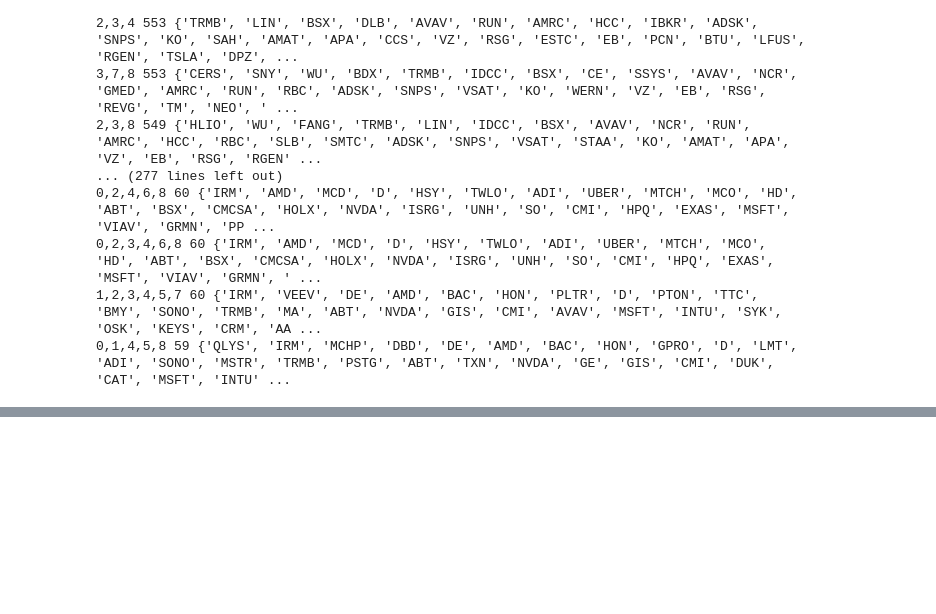
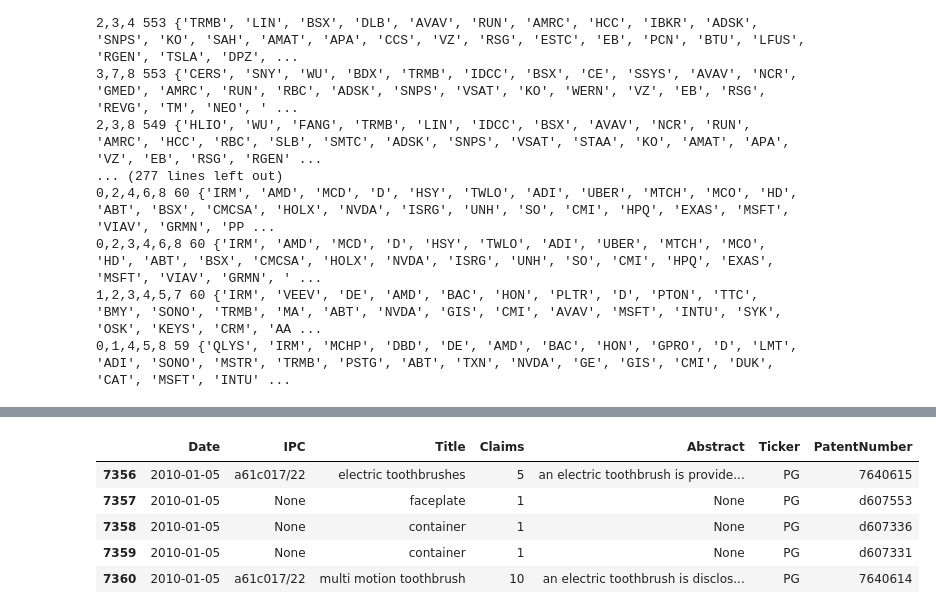
Before and after one commit to xtrabyte-consulting/alt-trading-signals, a Jupyter notebook: UnionsAllLive/OptimalUnionSet.ipynb, the cells around one changed output, grey strips where cells are left out. Cells and saved outputs as stored; diff of their text form; code cells hidden in the pictures; blank space fills up the shorter version.

Commit message:
Historical data feature reduction exploration

```diff
--- a/UnionsAllLive/OptimalUnionSet.ipynb
+++ b/UnionsAllLive/OptimalUnionSet.ipynb
@@ -143,3 +144,17 @@ for key, value in sorted_intersections.items():
 0,2,3,4,6,8 60 {'IRM', 'AMD', 'MCD', 'D', 'HSY', 'TWLO', 'ADI', 'UBER', 'MTCH', 'MCO', 'HD', 'ABT', 'BSX', 'CMCSA', 'HOLX', 'NVDA', 'ISRG', 'UNH', 'SO', 'CMI', 'HPQ', 'EXAS', 'MSFT', 'VIAV', 'GRMN', ' ...
 1,2,3,4,5,7 60 {'IRM', 'VEEV', 'DE', 'AMD', 'BAC', 'HON', 'PLTR', 'D', 'PTON', 'TTC', 'BMY', 'SONO', 'TRMB', 'MA', 'ABT', 'NVDA', 'GIS', 'CMI', 'AVAV', 'MSFT', 'INTU', 'SYK', 'OSK', 'KEYS', 'CRM', 'AA ...
 0,1,4,5,8 59 {'QLYS', 'IRM', 'MCHP', 'DBD', 'DE', 'AMD', 'BAC', 'HON', 'GPRO', 'D', 'LMT', 'ADI', 'SONO', 'MSTR', 'TRMB', 'PSTG', 'ABT', 'TXN', 'NVDA', 'GE', 'GIS', 'CMI', 'DUK', 'CAT', 'MSFT', 'INTU' ...
+# %%
+hist_ff = QQFrameFactory(base='/beta/historical/')
+pg_tick = 'PG'
+
+pg_congress = hist_ff.create_frame(f'congresstrading/{pg_tick}')
+pg_contracts = hist_ff.create_frame(f'govcontracts/{pg_tick}')
+pg_house = hist_ff.create_frame(f'housetrading/{pg_tick}')
+pg_lobbying = hist_ff.create_frame(f'lobbying/{pg_tick}')
+pg_senate = hist_ff.create_frame(f'senatetrading/{pg_tick}')
+pg_patents = hist_ff.create_frame(f'allpatents/{pg_tick}')
+pg_spacs = hist_ff.create_frame(f'spacs/{pg_tick}')
+pg_twitter = hist_ff.create_frame(f'twitter/{pg_tick}')
+pg_wiki = hist_ff.create_frame(f'wikipedia/{pg_tick}')
+pg_wsb = hist_ff.create_frame(f'wallstreetbets/{pg_tick}')
@@ -145,0 +202,9 @@ for key, value in sorted_intersections.items():
+# %%
+pg_patents.tail()
+# %% [output]
+|  | Date | IPC | Title | Claims | Abstract | Ticker | PatentNumber |
+| 7356 | 2010-01-05 | a61c017/22 | electric toothbrushes | 5 | an electric toothbrush is provide... | PG | 7640615 |
+| 7357 | 2010-01-05 | None | faceplate | 1 | None | PG | d607553 |
+| 7358 | 2010-01-05 | None | container | 1 | None | PG | d607336 |
+| 7359 | 2010-01-05 | None | container | 1 | None | PG | d607331 |
+| 7360 | 2010-01-05 | a61c017/22 | multi motion toothbrush | 10 | an electric toothbrush is disclos... | PG | 7640614 |
```
Also changed, not shown: parts of 24 cells of this notebook.
